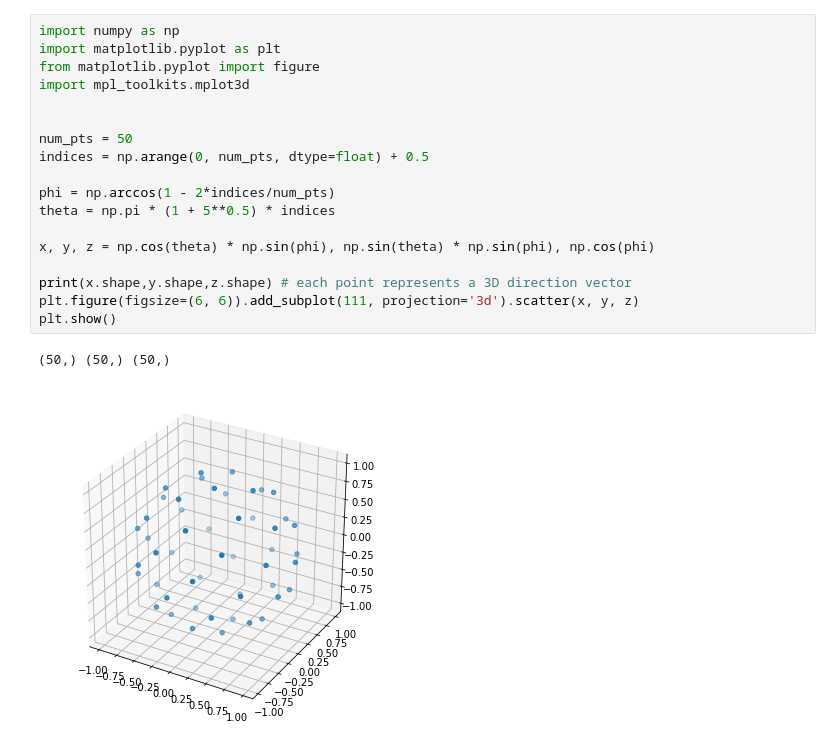
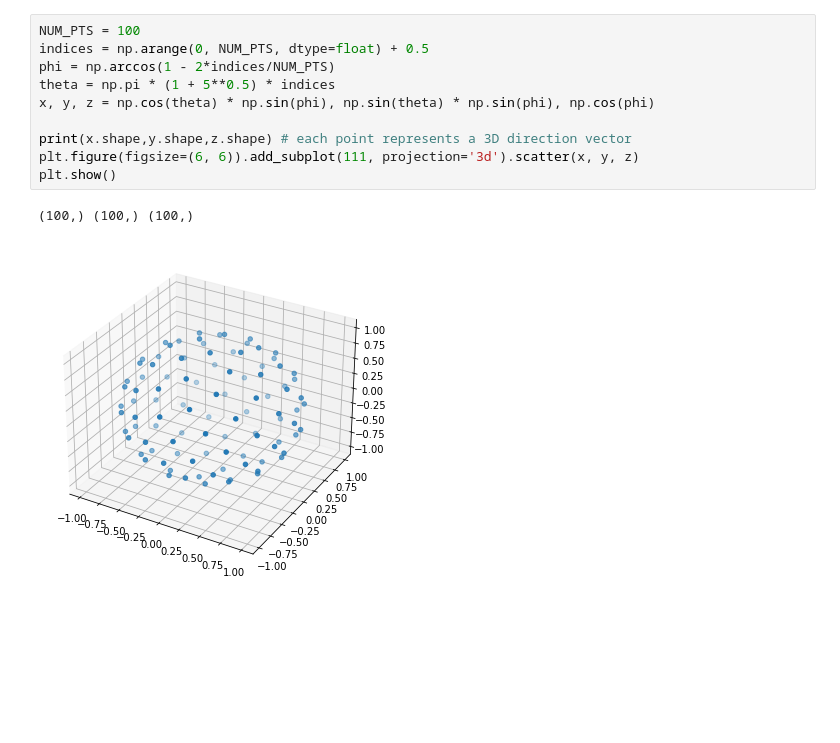
Before and after one commit to ZoraizQ/physcov_airsim_drone, a Jupyter notebook: test.ipynb, the cells around one changed output. Saved outputs shown, nothing was run; the diff lists cells and outputs as text; blank space fills up the shorter version.

```diff
--- a/test.ipynb
+++ b/test.ipynb
@@ -1,21 +52,13 @@
 # %%
-import numpy as np
-import matplotlib.pyplot as plt
-from matplotlib.pyplot import figure
-import mpl_toolkits.mplot3d
-
-
-num_pts = 50
-indices = np.arange(0, num_pts, dtype=float) + 0.5
-
-phi = np.arccos(1 - 2*indices/num_pts)
+NUM_PTS = 100
+indices = np.arange(0, NUM_PTS, dtype=float) + 0.5
+phi = np.arccos(1 - 2*indices/NUM_PTS)
 theta = np.pi * (1 + 5**0.5) * indices
-
 x, y, z = np.cos(theta) * np.sin(phi), np.sin(theta) * np.sin(phi), np.cos(phi)
 
 print(x.shape,y.shape,z.shape) # each point represents a 3D direction vector
 plt.figure(figsize=(6, 6)).add_subplot(111, projection='3d').scatter(x, y, z)
 plt.show()
 # %% [output]
-(50,) (50,) (50,)
+(100,) (100,) (100,)
-[figure, old version]
+[figure, new version]
```
Also changed, not shown: parts of 5 cells of this notebook, 3 other files.
